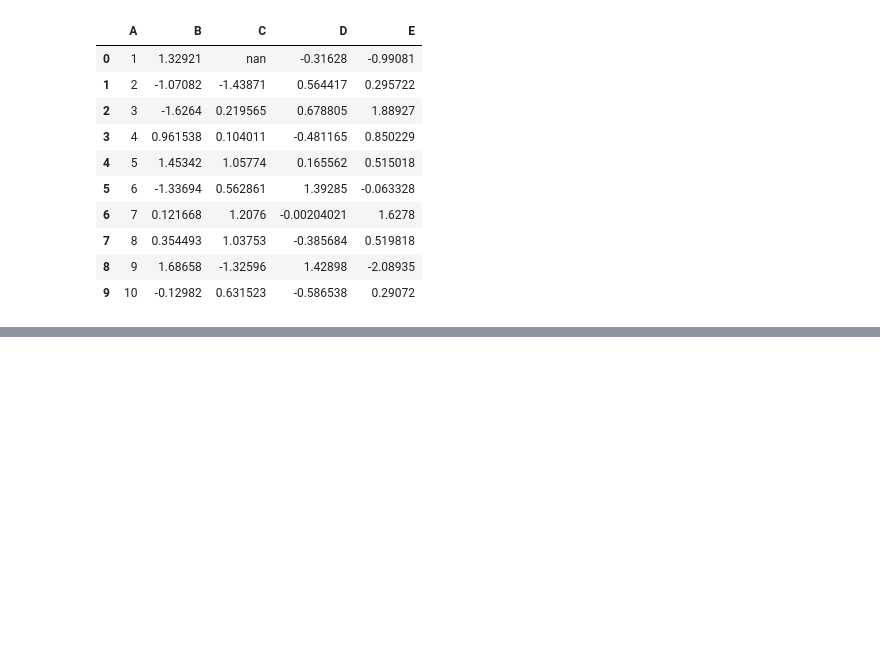
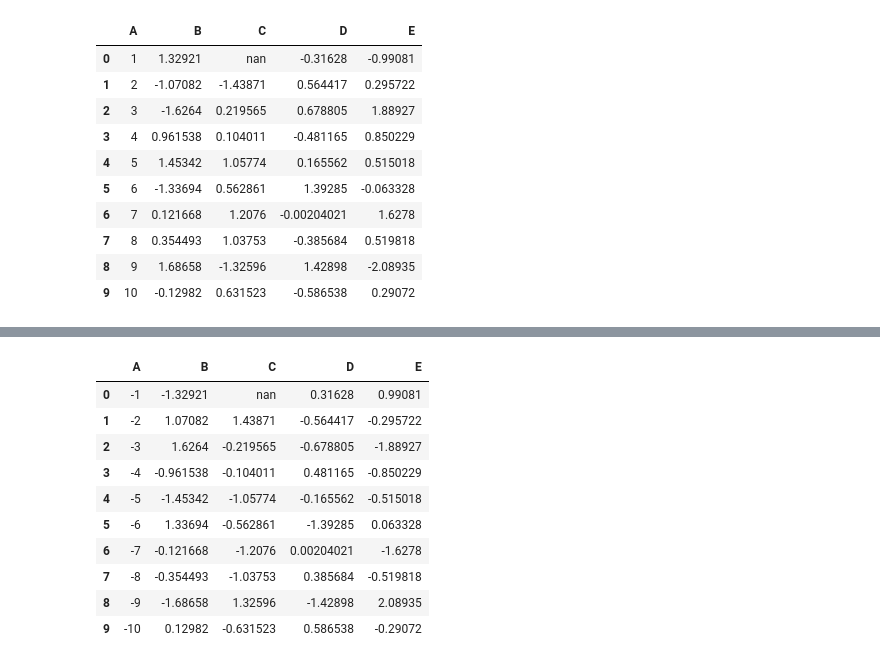
Before and after one commit to hceballos/Notebooks, a Jupyter notebook: DataFrame Estilos.ipynb, the cells around one changed output, grey strips where cells are left out. Cells and saved outputs as stored; diff of their text form; code cells hidden in the pictures; blank space fills up the shorter version.

```diff
--- a/DataFrame Estilos.ipynb
+++ b/DataFrame Estilos.ipynb
@@ -87,0 +282,4 @@ df.style.apply(highlight_max)
+# %%
+df.style.set_properties(**{'background-color': 'black',
+                           'color': 'lawngreen',
+                           'border-color': 'white'})
@@ -87,0 +372,6 @@ df.style.apply(highlight_max)
+# %%
+# Compartiendo estilos: Aplicando un estilo a un segundo DataFrame
+
+df2 = -df
+style1 = df.style.applymap(color_negative_red)
+style1
@@ -87,0 +390,16 @@ df.style.apply(highlight_max)
+# %%
+style2 = df2.style
+style2.use(style1.export())
+style2
+# %% [output]
+|  | A | B | C | D | E |
+| 0 | -1 | -1.32921 | nan | 0.31628 | 0.99081 |
+| 1 | -2 | 1.07082 | 1.43871 | -0.564417 | -0.295722 |
+| 2 | -3 | 1.6264 | -0.219565 | -0.678805 | -1.88927 |
+| 3 | -4 | -0.961538 | -0.104011 | 0.481165 | -0.850229 |
+| 4 | -5 | -1.45342 | -1.05774 | -0.165562 | -0.515018 |
+| 5 | -6 | 1.33694 | -0.562861 | -1.39285 | 0.063328 |
+| 6 | -7 | -0.121668 | -1.2076 | 0.00204021 | -1.6278 |
+| 7 | -8 | -0.354493 | -1.03753 | 0.385684 | -0.519818 |
+| 8 | -9 | -1.68658 | 1.32596 | -1.42898 | 2.08935 |
+| 9 | -10 | 0.12982 | -0.631523 | 0.586538 | -0.29072 |
```
Also changed, not shown: parts of 27 cells of this notebook.
